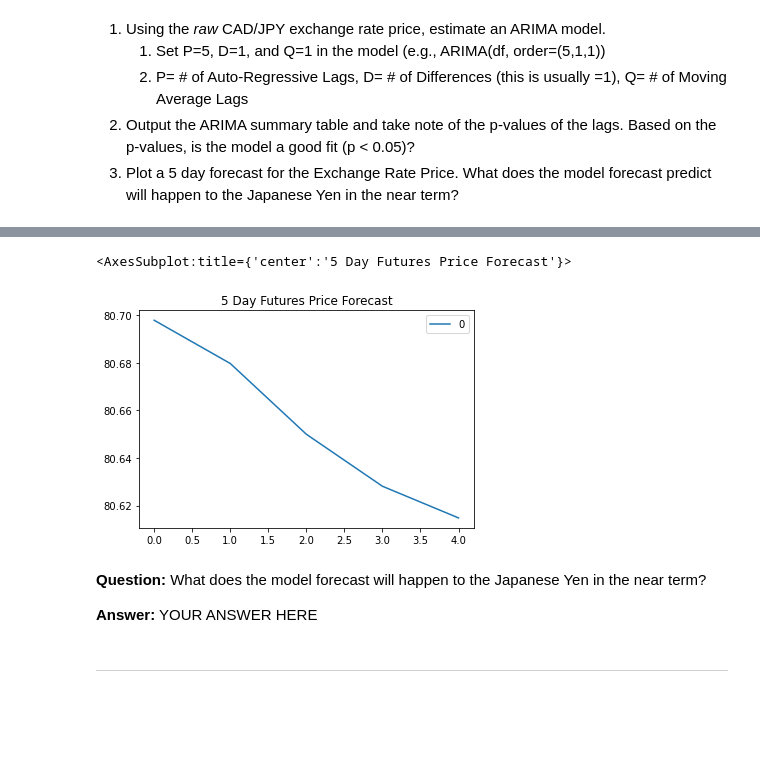
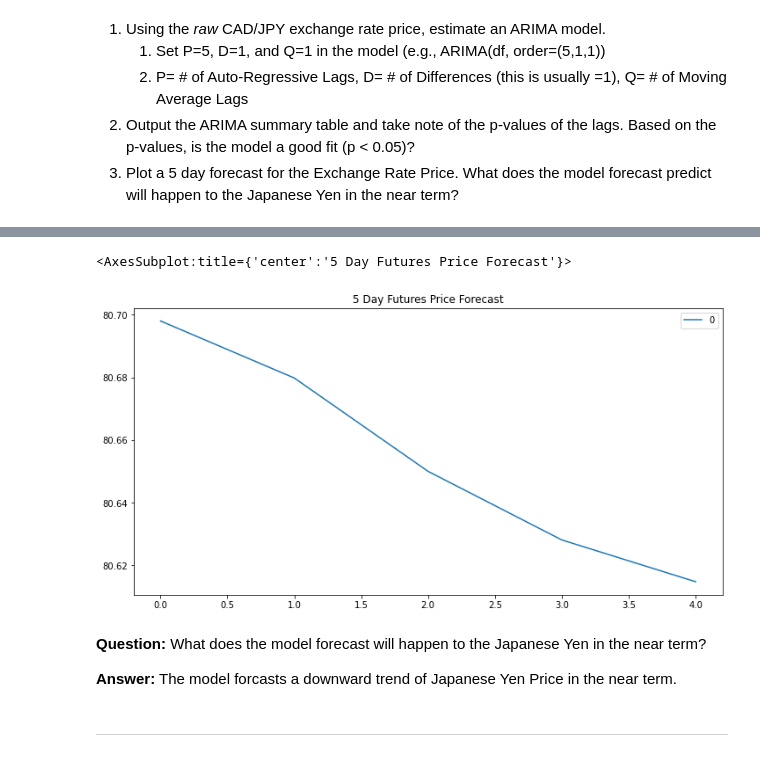
Before and after one commit to apfreeman/Unit-10-A-Yen-for-the-Future, a Jupyter notebook: Starter_Code/time_series_analysis.ipynb, the cells around one changed output, grey strips where cells are left out. Saved outputs shown, nothing was run; the diff lists cells and outputs as text; code cells hidden in the pictures; blank space fills up the shorter version.

```diff
--- a/Starter_Code/time_series_analysis.ipynb
+++ b/Starter_Code/time_series_analysis.ipynb
@@ -215,14 +217,14 @@ Roots
 | MA.1 | 2.1893 | +0.0000j | 2.1893 | 0.0000 |
 # %%
 # Plot the 5 Day Price Forecast
-pd.DataFrame(arima_results.forecast(steps=5)[0]).plot(title="5 Day Futures Price Forecast")
+pd.DataFrame(arima_results.forecast(steps=5)[0]).plot(title="5 Day Futures Price Forecast", figsize=(12,6))
 # %% [output]
 <AxesSubplot:title={'center':'5 Day Futures Price Forecast'}>
-[figure, old version]
+[figure, new version]
 # %% [markdown]
 **Question:** What does the model forecast will happen to the Japanese Yen in the near term?
 
-**Answer:** YOUR ANSWER HERE
+**Answer:** The model forcasts a downward trend of Japanese Yen Price in the near term.
 # %% [markdown]
 ---
 # %% [markdown]
```
Also changed, not shown: parts of 14 cells of this notebook.
